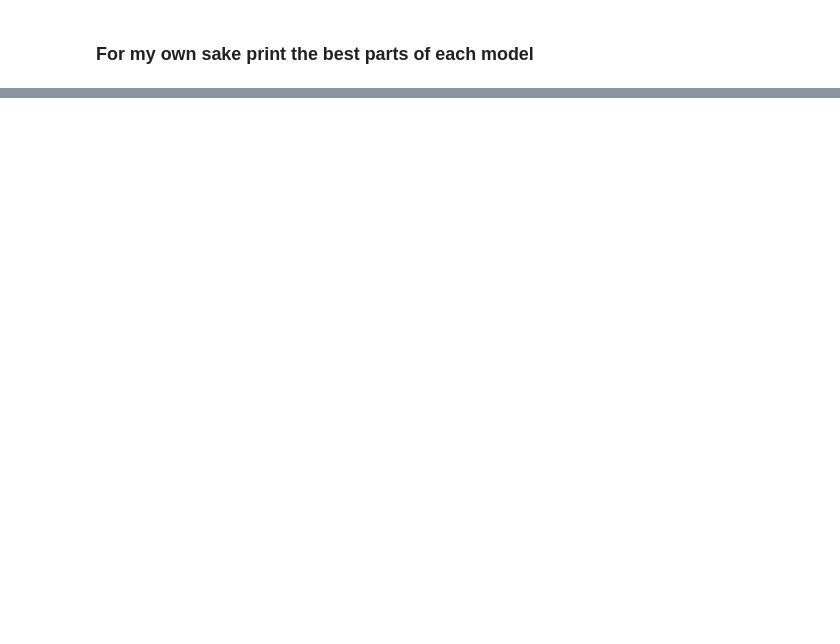
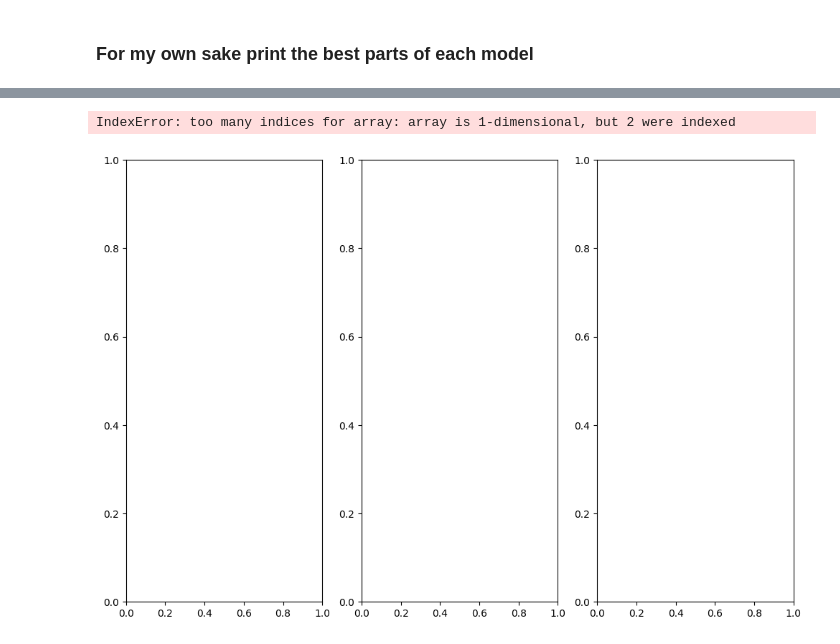
Before and after one commit to Andreas237/JHU-AppliedML-EN705601-SP25, a Jupyter notebook: Slovacvek-Assign4.ipynb, the cells around one changed output, grey strips where cells are left out. Saved outputs shown, nothing was run; the diff lists cells and outputs as text; code cells hidden in the pictures; blank space fills up the shorter version.

```diff
--- a/Slovacvek-Assign4.ipynb
+++ b/Slovacvek-Assign4.ipynb
@@ -249,0 +296,8 @@ for i in range(len(roc_plots)):
+# %%
+fig, axs = plt.subplots(1, len(roc_plots), figsize=(12, 8))
+for i in range(len(roc_plots)):
+    axs[0, i].plot(roc_plots[i])
+    # roc_plots[i].plot(ax=axs[0, i])
+# %% [output]
+IndexError: too many indices for array: array is 1-dimensional, but 2 were indexed
+[figure, added]
```
Also changed, not shown: parts of 3 cells of this notebook.
